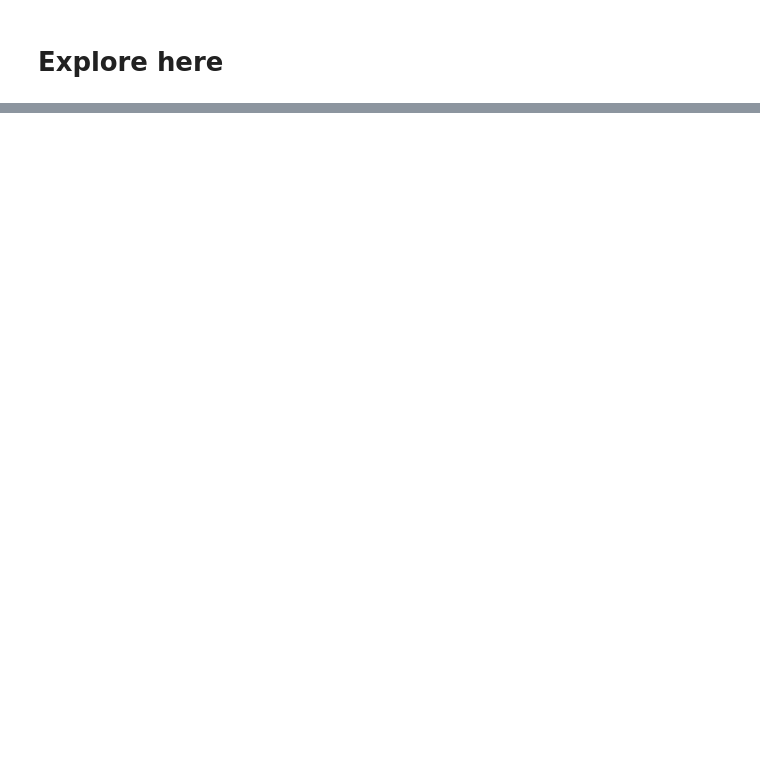
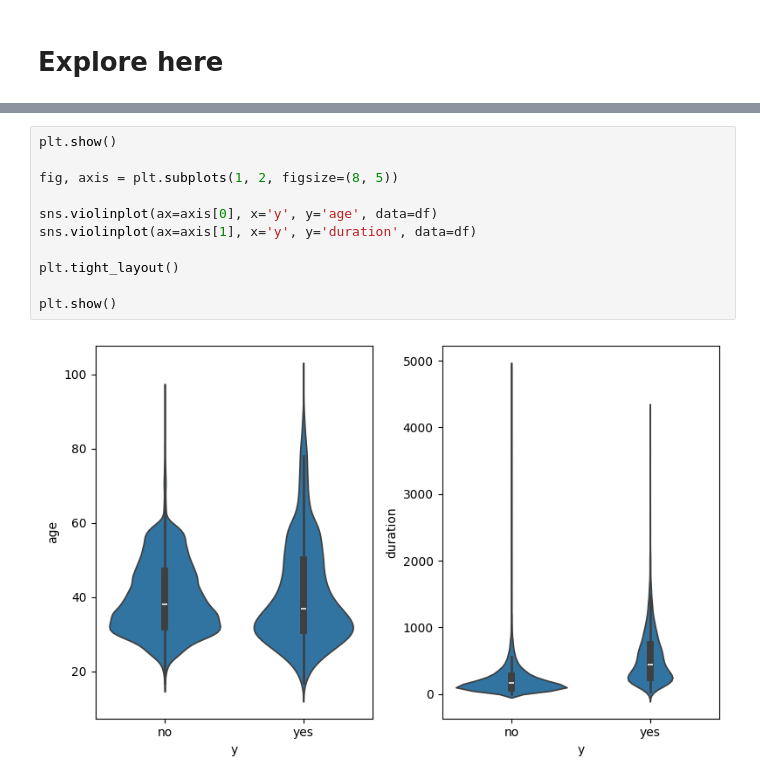
Before and after one commit to AnderTxuCode/machine-learning-regresion, a Jupyter notebook: src/explore.ipynb, the cells around one changed output, grey strips where cells are left out. Drawn from its saved outputs; the diff is of its cells as text; blank space fills up the shorter version.

```diff
--- a/src/explore.ipynb
+++ b/src/explore.ipynb
@@ -124,0 +282,13 @@ Mejor puntuación: 0.9110470409711684
+# %%
+plt.show()
+
+fig, axis = plt.subplots(1, 2, figsize=(8, 5))
+
+sns.violinplot(ax=axis[0], x='y', y='age', data=df)
+sns.violinplot(ax=axis[1], x='y', y='duration', data=df)
+
+plt.tight_layout()
+
+plt.show()
+# %% [output]
+[figure, added]
```
Also changed, not shown: parts of 36 cells of this notebook.
